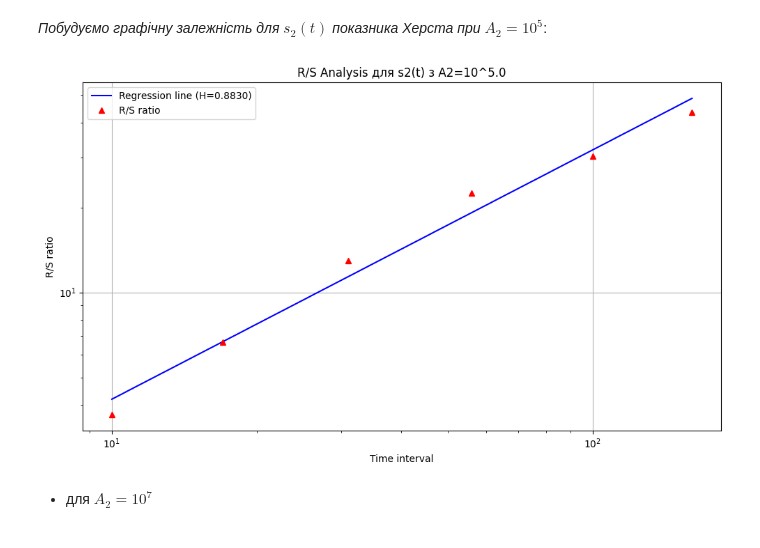
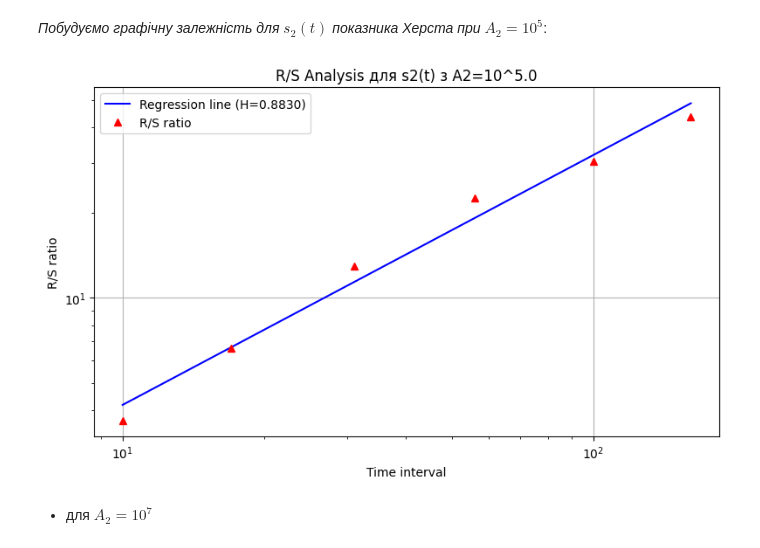
Before and after one commit to SerhiiMiroshnychenko/ScientificCalculations, a Jupyter notebook: Hurst/Hurst-analysis.ipynb, the cells around one changed output. Drawn from its saved outputs; the diff is of its cells as text; code cells hidden in the pictures.

```diff
--- a/Hurst/Hurst-analysis.ipynb
+++ b/Hurst/Hurst-analysis.ipynb
@@ -207,18 +207,18 @@ s2(t) та A_2 = 10^(5) : H=0.8830, c=0.5477
 # %% [markdown]
 *Побудуємо графічну залежність для $s_2(t)$ показника Херста при $A_2 = 10^{5}$*:
 # %%
-plt.figure(figsize=(10, 6))
+plt.figure(figsize=(8, 5))
 plt.loglog(data[0], c*data[0]**H, 'b-', label=f'Regression line (H={H:.4f})')
 plt.loglog(data[0], data[1], 'r^', label='R/S ratio')
 plt.title(f'R/S Analysis для s2(t) з A2=10^{np.log10(A2_values[1]):.1f}')
 plt.xlabel('Time interval')
 plt.ylabel('R/S ratio')
 plt.legend()
 plt.grid(True)
 plt.tight_layout()
 plt.show()
 # %% [output]
-[figure, old version]
+[figure, new version]
 # %% [markdown]
 * для $A_2 = 10^{7}$
 # %%
```
Also changed, not shown: parts of 5 cells of this notebook.
